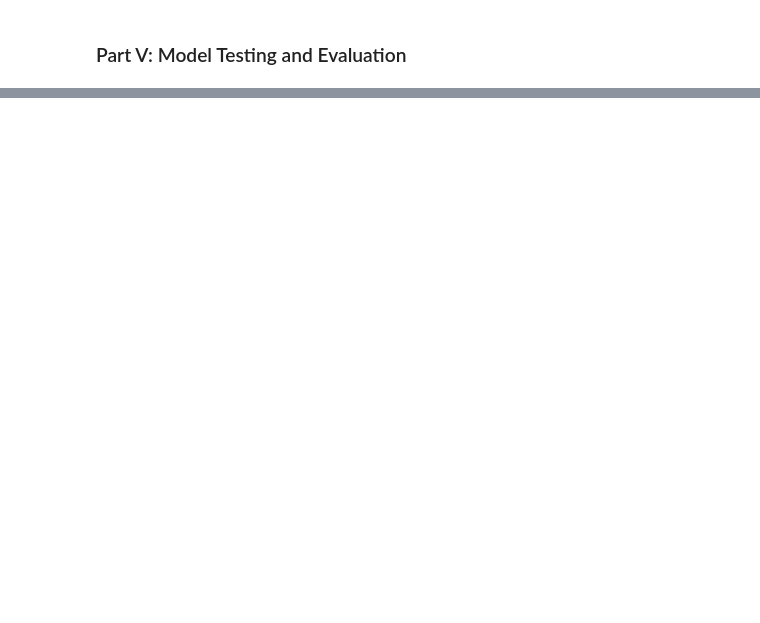
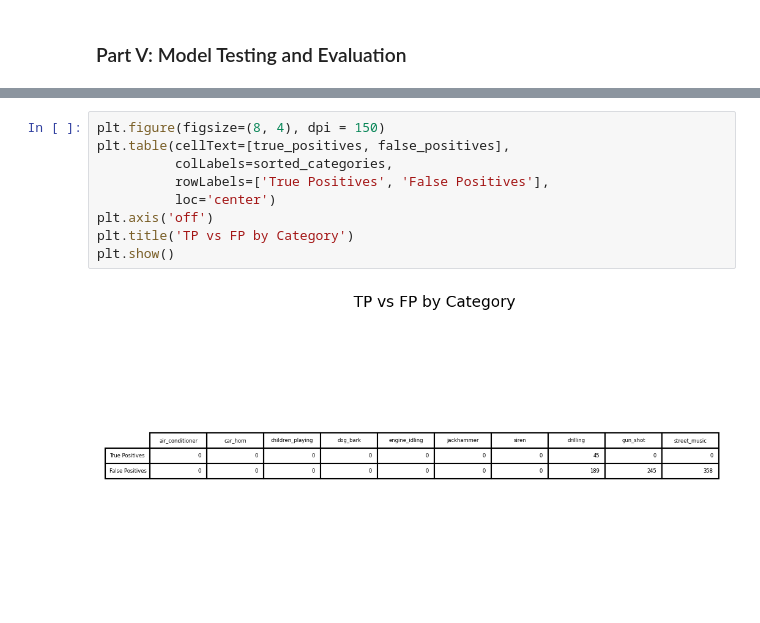
Before and after one commit to jasonmatthewsuhari/IT1244_UrbanSound, a Jupyter notebook: Urban Sound Analysis.ipynb, the cells around one changed output, grey strips where cells are left out. Drawn from its saved outputs; the diff is of its cells as text; blank space fills up the shorter version.

```diff
--- a/Urban Sound Analysis.ipynb
+++ b/Urban Sound Analysis.ipynb
@@ -576,0 +644,11 @@ print(accuracy/837)
+# %%
+plt.figure(figsize=(8, 4), dpi = 150)
+plt.table(cellText=[true_positives, false_positives],
+          colLabels=sorted_categories,
+          rowLabels=['True Positives', 'False Positives'],
+          loc='center')
+plt.axis('off')
+plt.title('TP vs FP by Category')
+plt.show()
+# %% [output]
+[figure, added]
```
Also changed, not shown: parts of 15 cells of this notebook, 2 other files.
